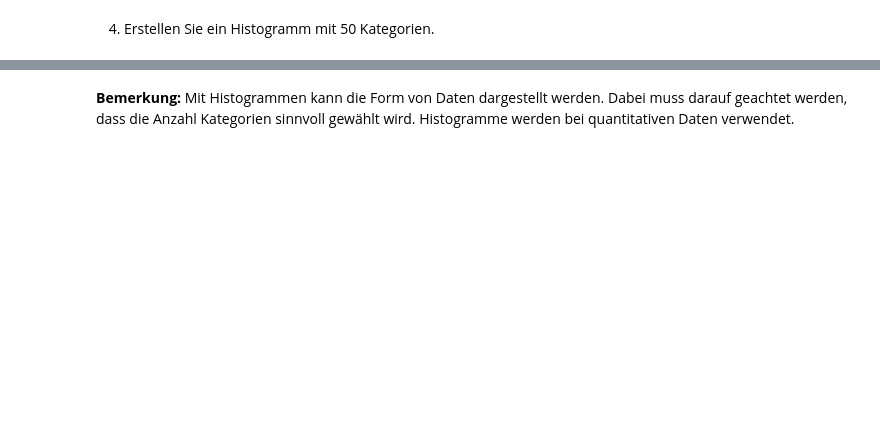
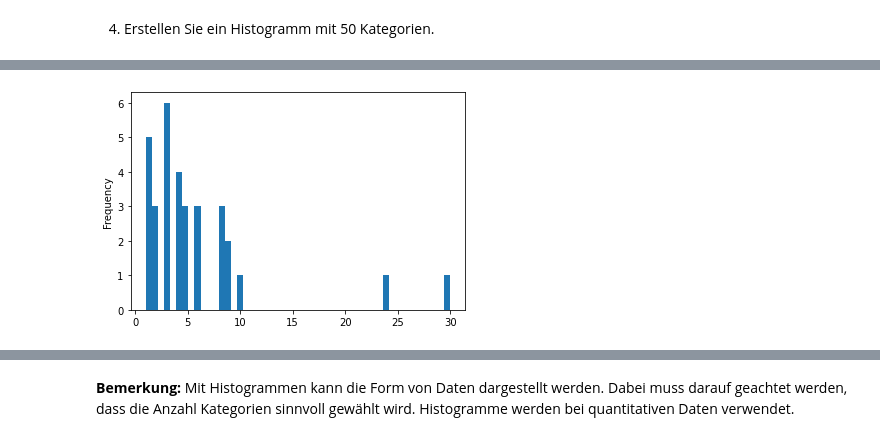
Before and after one commit to andreasstoll/Notebooks_Arbeit, a Jupyter notebook: _7L_Histogramme.ipynb, the cells around one changed output, grey strips where cells are left out. Cells and saved outputs as stored; diff of their text form; code cells hidden in the pictures; blank space fills up the shorter version.

```diff
--- a/_7L_Histogramme.ipynb
+++ b/_7L_Histogramme.ipynb
@@ -148,0 +152,6 @@ Zum Beispiel bekommt histogram(new_table, "Gewicht", 25) die Tabelle new_table,
+# %%
+#Lösung
+
+histogram(animal_table, "Wochen", 50)
+# %% [output]
+[figure, added]
```
Also changed, not shown: parts of 20 cells of this notebook, 2 other files.
